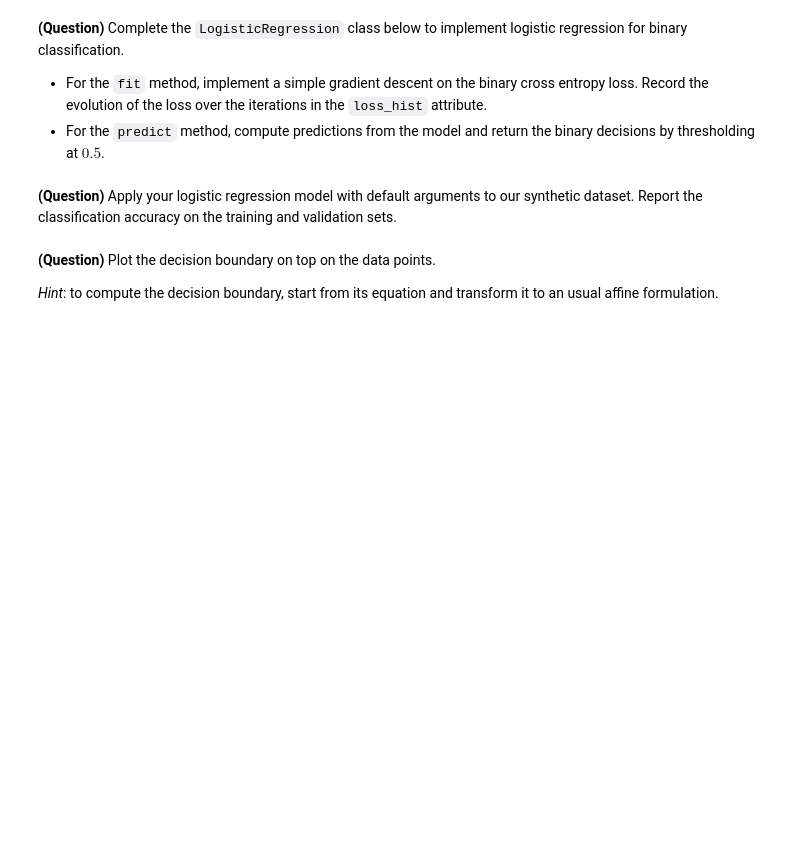
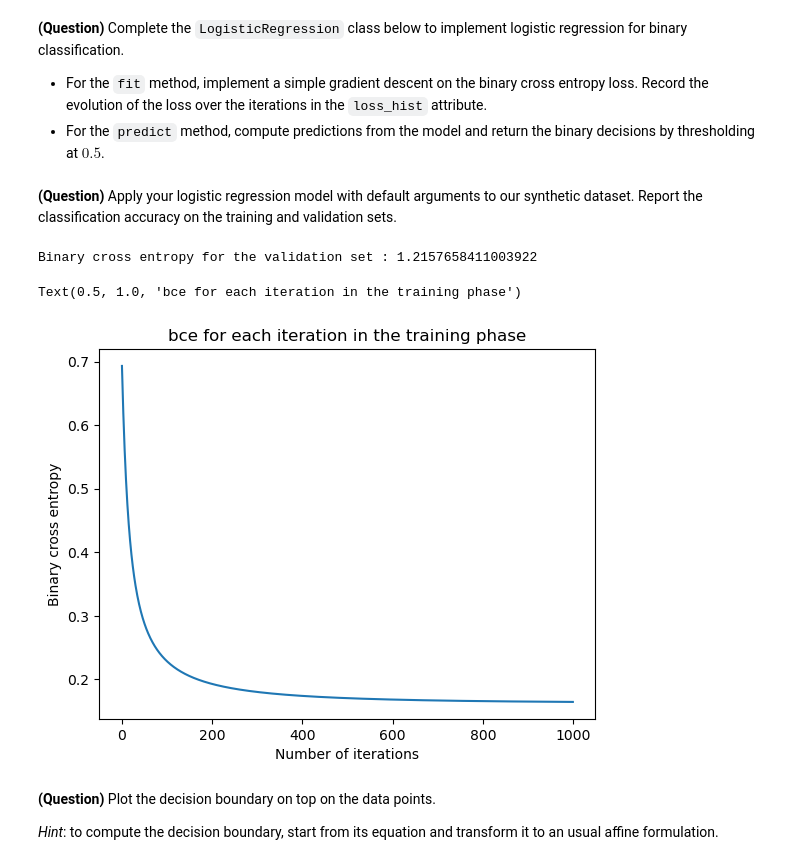
Before and after one commit to daJster/Machine_learning_2023, a Jupyter notebook: ml-tp2.ipynb, the cells around one changed output. Cells and saved outputs as stored; diff of their text form; code cells hidden in the pictures; blank space fills up the shorter version.

```diff
--- a/ml-tp2.ipynb
+++ b/ml-tp2.ipynb
@@ -82,27 +82,47 @@ class LogisticRegression():
     def __init__(self, learning_rate=0.1, n_iters=1000):
         self.learning_rate = learning_rate
         self.n_iters = n_iters
+        self.W = None
+        self.loss_hist = np.zeros(self.n_iters)
 
     def sigmoid(self, x):
-        # YOUR CODE HERE
-        raise NotImplementedError()
+        return 1/(1+np.exp(-x))
 
     def binary_cross_entropy(self, y, y_pred):
-        # YOUR CODE HERE
-        raise NotImplementedError()
+        N = len(y)
+        y_pred = np.clip(y_pred, 10**-6, 1 - 10**-6)
+        return (-1/N)*np.sum([y[i]*np.log(y_pred[i]) + (1 - y[i])*np.log(1- y_pred[i]) for i in range(N)])
 
     def fit(self, X, y):
-        # YOUR CODE HERE
-        raise NotImplementedError()
+        self.W = np.zeros(X.shape[1])
+        N = len(y)
+        for i in range(self.n_iters) :
+            y_pred = self.sigmoid(np.dot(X, self.W))
+            self.W -= self.learning_rate*(np.dot(X.T, (y_pred - y))/N)
+            self.loss_hist[i] = self.binary_cross_entropy(y, y_pred)
+
 
     def predict(self, X):
-        # YOUR CODE HERE
-        raise NotImplementedError()
+        threshold = 0.5
+        y_pred = self.sigmoid(np.dot(X, self.W))
+        return y_pred >= threshold
 # %% [markdown]
 **(Question)** Apply your logistic regression model with default arguments to our synthetic dataset. Report the classification accuracy on the training and validation sets.
 # %%
 # YOUR CODE HERE
-raise NotImplementedError()
+lr = LogisticRegression()
+lr.fit(X_train, y_train)
+y_pred = lr.predict(X_valid)
+# %%
+print("Binary cross entropy for the validation set :", lr.binary_cross_entropy(y_valid, y_pred))
+plt.plot(np.arange(lr.n_iters), lr.loss_hist)
+plt.xlabel("Number of iterations")
+plt.ylabel("Binary cross entropy")
+plt.title("bce for each iteration in the training phase")
+# %% [output]
+Binary cross entropy for the validation set : 1.2157658411003922
+Text(0.5, 1.0, 'bce for each iteration in the training phase')
+[figure, added]
 # %% [markdown]
 **(Question)** Plot the decision boundary on top on the data points.
 
```
Also changed, not shown: parts of 1 cell of this notebook.
